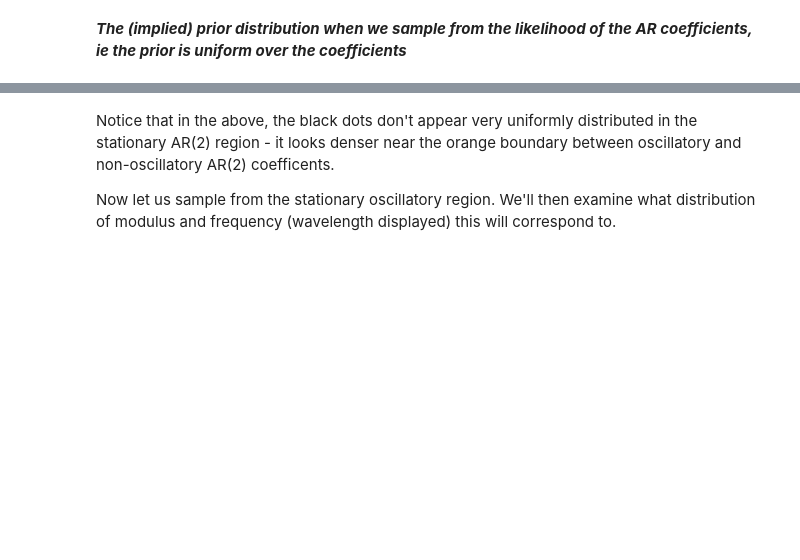
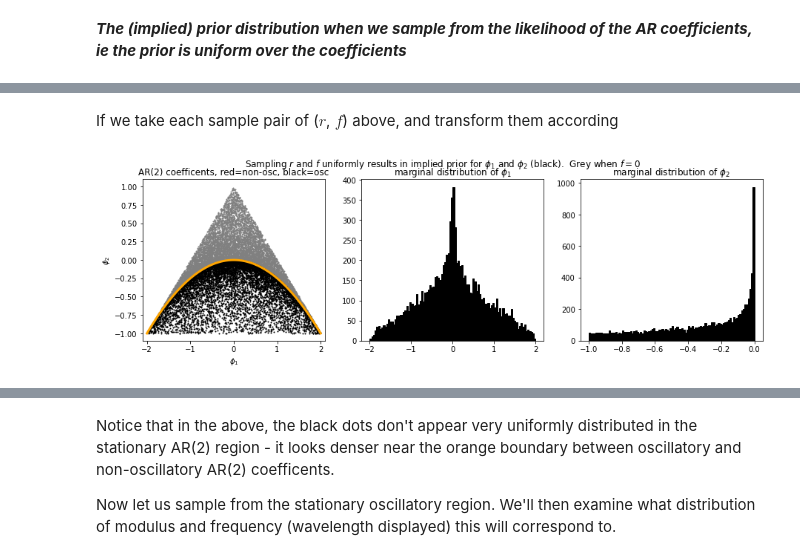
Before and after one commit to AraiKensuke/LOST, a Jupyter notebook: Notebooks/AR2_priors.ipynb, the cells around one changed output, grey strips where cells are left out. Cells and saved outputs as stored; diff of their text form; code cells hidden in the pictures; blank space fills up the shorter version.

```diff
--- a/Notebooks/AR2_priors.ipynb
+++ b/Notebooks/AR2_priors.ipynb
@@ -21 +56,78 @@ sys.path.insert(1, "/content/pyPG")    #  add these to searchpath for python mod
+# %% [markdown]
+If we take each sample pair of ($r$, $f$) above, and transform them according
+# %%
+
+Fsi  = _N.empty((N, 2))
+
+for n in range(N):
+    ph = phs[n]
+    r1 = amps[n] * (_N.cos(ph) + 1j * _N.sin(ph))
+    r2 = amps[n] * (_N.cos(ph) - 1j * _N.sin(ph))
+
+    A = _N.array([[r1, 1], [r2, 1]])
+    B = _N.array([[r1*r1], [r2*r2]])
+
+    F1, F2 = _N.linalg.solve(A, B)
+    F      = _N.array([F1, F2]).real
+    Fsi[n, 0] = F[0]
+    Fsi[n, 1] = F[1]
+
+    # bBdd, iBdd, rts = _arl.cmplxRoots(F)
+    # if not bBdd:
+    #     print "Woops"
+
+
+##########  real roots
+amps = _N.random.rand(N, k) * (rb - ra) + ra
+Fsr  = _N.empty((N, 2))
+
+###
+for n in range(N):
+    r1 = -1 + amps[n, 0] * 2
+    r2 = -1 + amps[n, 1] * 2
+
+    A = _N.array([[r1, 1], [r2, 1]])
+    B = _N.array([[r1*r1], [r2*r2]])
+
+    F1, F2 = _N.linalg.solve(A, B)
+    F      = _N.array([F1, F2])
+    Fsr[n, 0] = F[0]
+    Fsr[n, 1] = F[1]
+
+#    bBdd, iBdd, rts = _arl.cmplxRoots(F)
+#    if not bBdd:
+#        print "Woops"
+
+###  Now we take a look at what the marginal distribution of phi_1 and phi_2
+###  look like when we sample r and f uniformly.
+x = _N.linspace(-2, 2, 201)
+#y = 0.25*(4 - x**2) - 1
+y = -0.25*x**2
+
+#  rts == (1./(r1*r1.conjugate())), (1./(r1*r1.conjugate()))
+fig = _plt.figure(figsize=(15, 4))
+_plt.suptitle("Sampling $r$ and $f$ uniformly results in implied prior for $\phi_1$ and $\phi_2$ (black).  Grey when $f=0$")
+fig.add_subplot(1, 3, 1)
+_plt.title("AR(2) coefficents, red=non-osc, black=osc")
+_plt.scatter(Fsr[:, 0], Fsr[:, 1], marker=".", s=4, color="grey")
+_plt.grid()
+_plt.xlim(-2.5, 2.5)
+_plt.ylim(-1.5, 1.5)
+#fig.add_subplot(1, 2, 2)
+_plt.scatter(Fsi[:, 0], Fsi[:, 1], marker=".", s=4, color="black")
+_plt.plot(x, y, color="orange", lw=3)
+_plt.grid()
+_plt.xlim(-2.1, 2.1)
+_plt.ylim(-1.1, 1.1)
+_plt.xlabel(r"$\phi_1$")
+_plt.ylabel(r"$\phi_2$")
+
+fig.add_subplot(1, 3, 2)
+_plt.title("marginal distribution of $\phi_1$")
+suppress = _plt.hist(Fsi[:, 0], bins=_N.linspace(-2, 2, 101), color="black", edgecolor="black")
+fig.add_subplot(1, 3, 3)
+_plt.title("marginal distribution of $\phi_2$")
+suppress = _plt.hist(Fsi[:, 1], bins=_N.linspace(-1, 0, 101), color="black", edgecolor="black")
+# %% [output]
+[figure, added]
 # %% [markdown]
```
Also changed, not shown: parts of 5 cells of this notebook.
